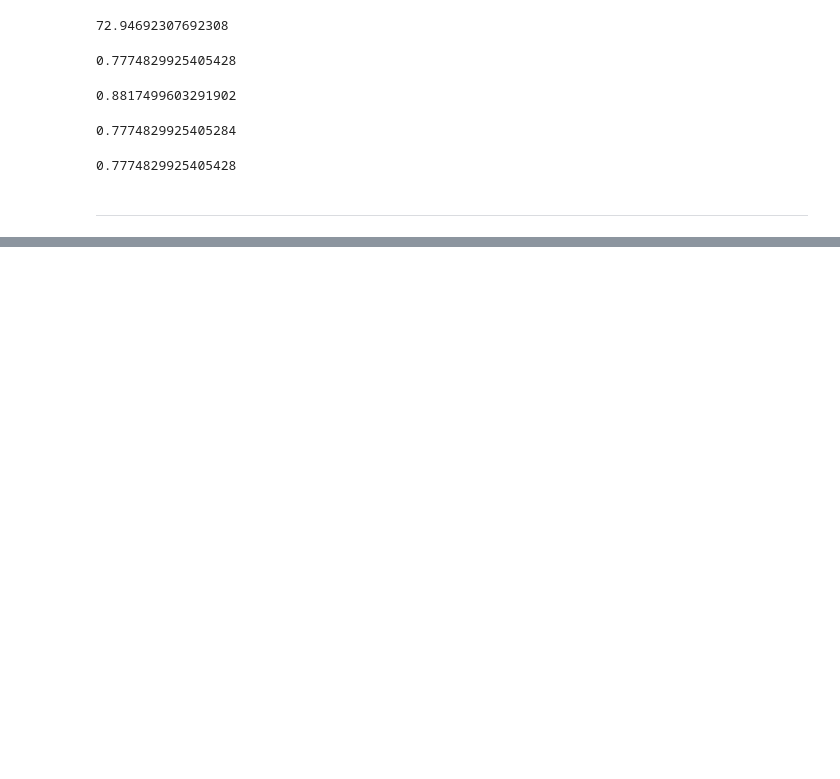
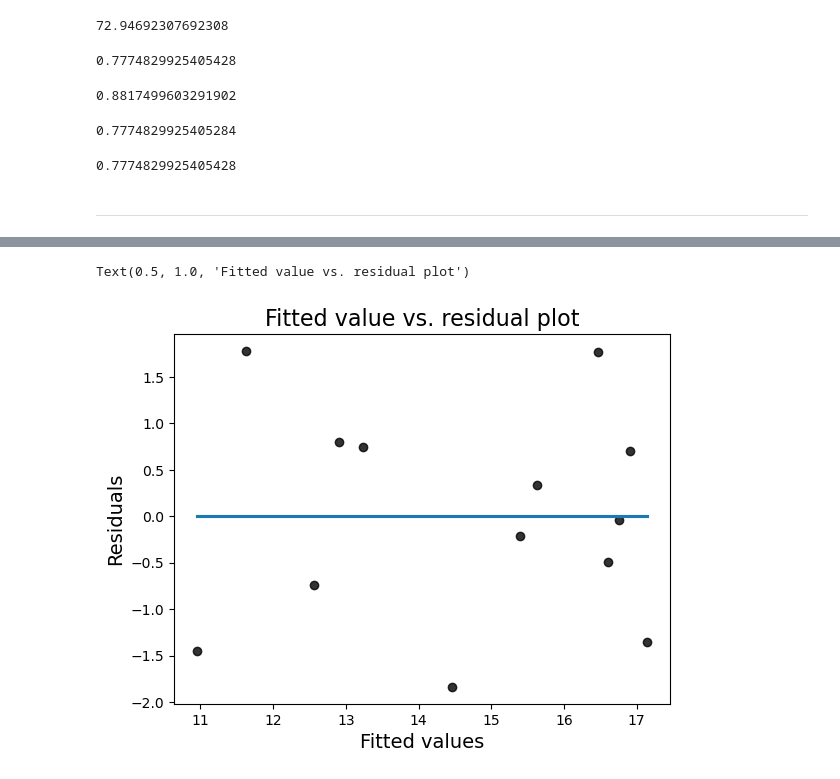
Before and after one commit to dylanxlam/data_science_practice_and_skills, a Jupyter notebook: Regression.ipynb, the cells around one changed output, grey strips where cells are left out. Cells and saved outputs as stored; diff of their text form; code cells hidden in the pictures; blank space fills up the shorter version.

```diff
--- a/Regression.ipynb
+++ b/Regression.ipynb
@@ -141,0 +163,4 @@ linModel.score(X, y)
+# %%
+# Store relevant columns as variables
+X = crabs[['latitude']].values.reshape(-1, 1)
+y = crabs[['mean_mm']].values.reshape(-1, 1)
@@ -141,0 +181,14 @@ linModel.score(X, y)
+# %%
+# Calculate predicted values and residuals
+yPredicted = linModel.predict(X)
+yResid = yPredicted - y
+# %%
+# Scatter plot with predicted values vs. residuals
+# Points should be scattered around a horizontal line at y=0 with no obvious pattern
+p = sns.regplot(x=yPredicted, y=yResid, ci=False, scatter_kws={'color':'black'})
+p.set_xlabel('Fitted values', fontsize=14)
+p.set_ylabel('Residuals', fontsize=14)
+p.set_title('Fitted value vs. residual plot', fontsize=16)
+# %% [output]
+Text(0.5, 1.0, 'Fitted value vs. residual plot')
+[figure, added]
```
Also changed, not shown: parts of 39 cells of this notebook, 2 other files.
